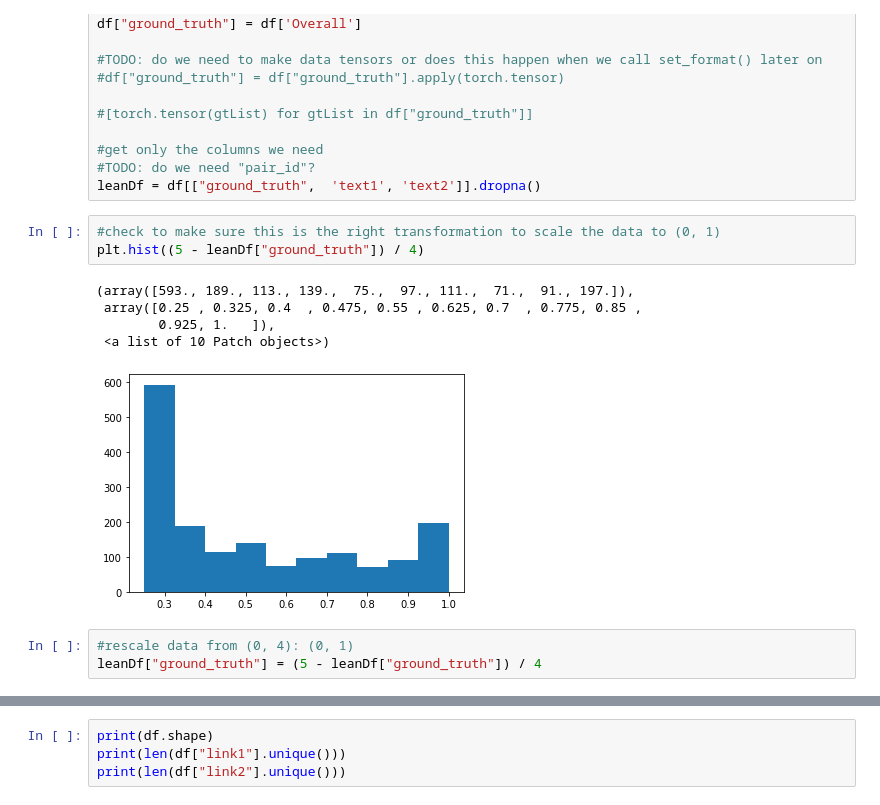
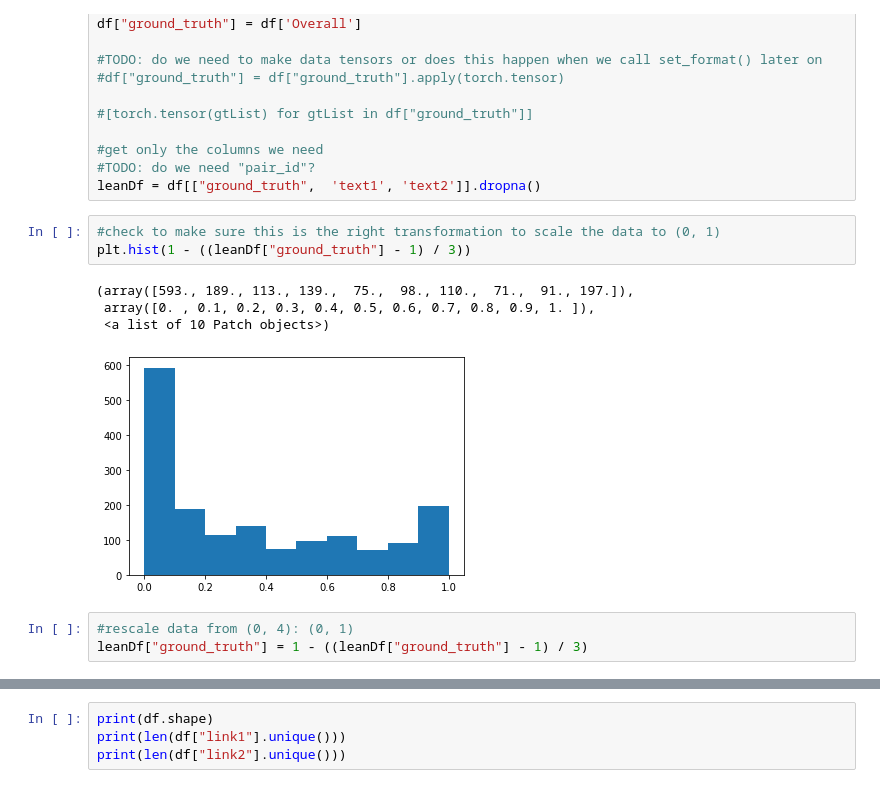
Before and after one commit to blitt2018/mediaStorms, a Jupyter notebook: notebooks/NER/1.1-bl-SBERTfromStockLibrary.ipynb, the cells around one changed output, grey strips where cells are left out. Cells and saved outputs as stored; diff of their text form.

```diff
--- a/notebooks/NER/1.1-bl-SBERTfromStockLibrary.ipynb
+++ b/notebooks/NER/1.1-bl-SBERTfromStockLibrary.ipynb
@@ -30,16 +36,15 @@ df["ground_truth"] = df['Overall']
 leanDf = df[["ground_truth",  'text1', 'text2']].dropna()
 # %%
 #check to make sure this is the right transformation to scale the data to (0, 1)
-plt.hist((5 - leanDf["ground_truth"]) / 4)
+plt.hist(1 - ((leanDf["ground_truth"] - 1) / 3))
 # %% [output]
-(array([593., 189., 113., 139.,  75.,  97., 111.,  71.,  91., 197.]),
- array([0.25 , 0.325, 0.4  , 0.475, 0.55 , 0.625, 0.7  , 0.775, 0.85 ,
-        0.925, 1.   ]),
+(array([593., 189., 113., 139.,  75.,  98., 110.,  71.,  91., 197.]),
+ array([0. , 0.1, 0.2, 0.3, 0.4, 0.5, 0.6, 0.7, 0.8, 0.9, 1. ]),
  <a list of 10 Patch objects>)
-[figure, old version]
+[figure, new version]
 # %%
 #rescale data from (0, 4): (0, 1)
-leanDf["ground_truth"] = (5 - leanDf["ground_truth"]) / 4
+leanDf["ground_truth"] = 1 - ((leanDf["ground_truth"] - 1) / 3)
 # %%
 plt.hist(leanDf["ground_truth"])
 # %% [output]
```
Also changed, not shown: parts of 15 cells of this notebook, 5 other files.
